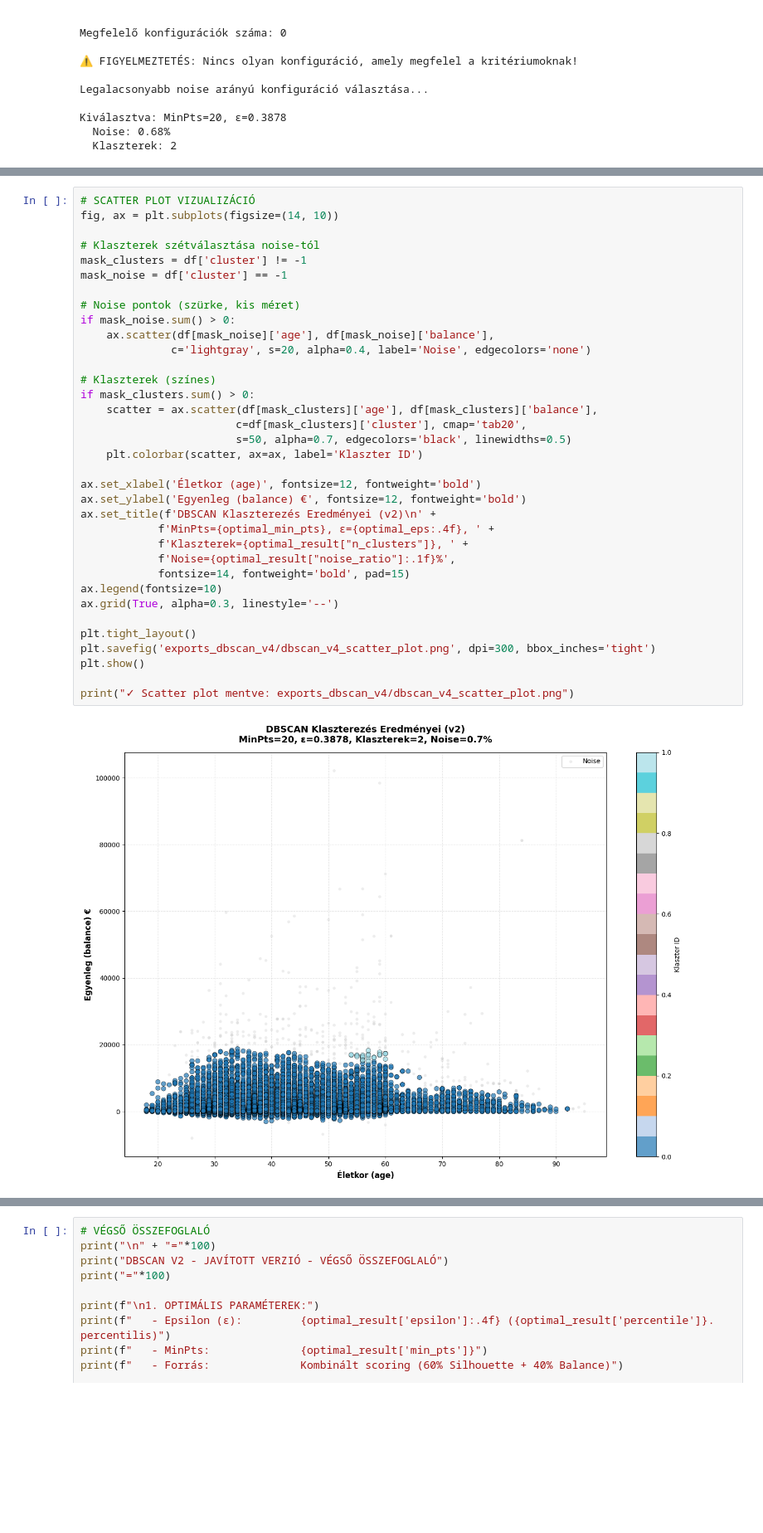
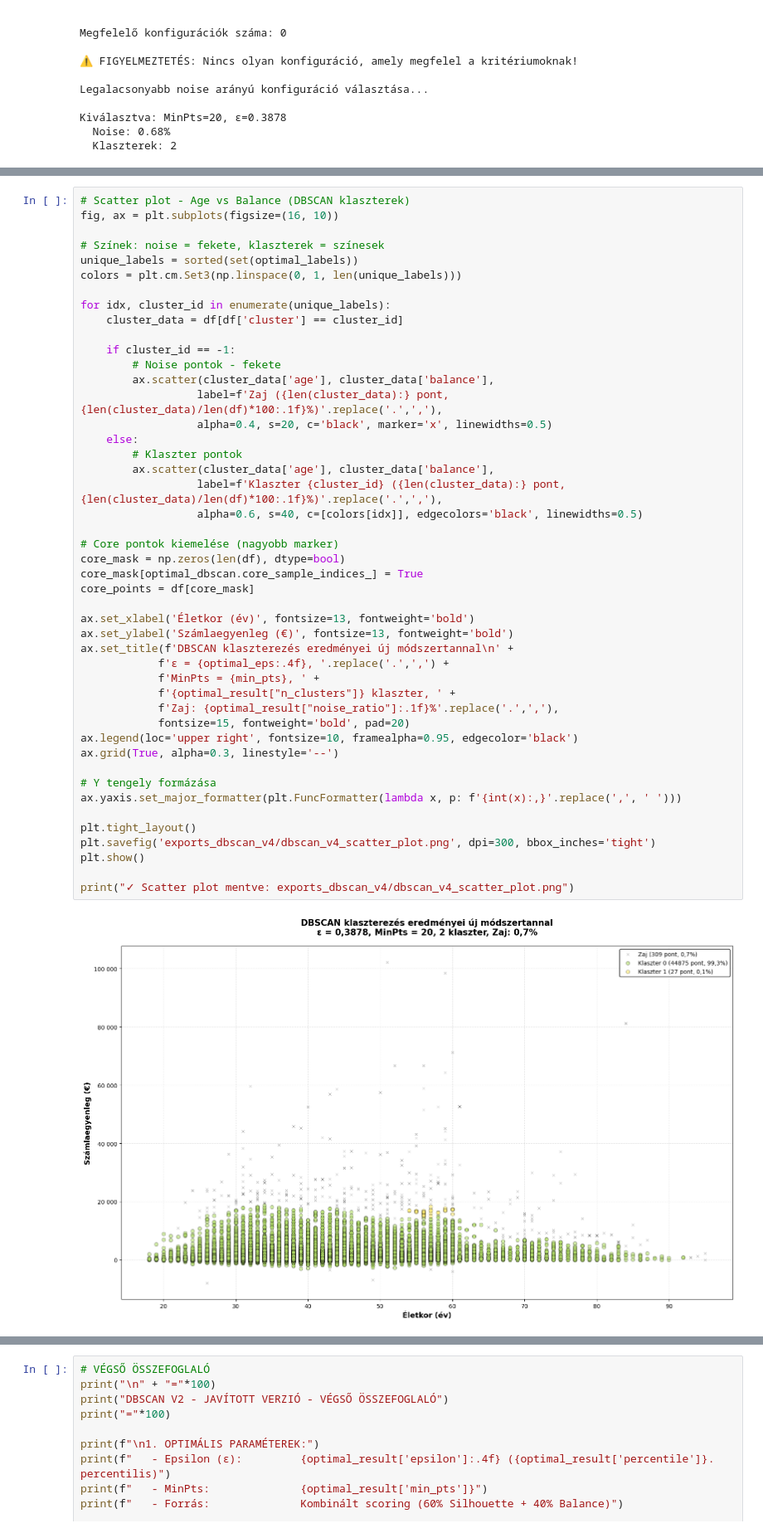
Before and after one commit to timbalv/bank_segmentation_ml, a Jupyter notebook: dbscan-v4.ipynb, the cells around one changed output, grey strips where cells are left out. Shown at 83% size. Saved outputs shown, nothing was run; the diff lists cells and outputs as text; blank space fills up the shorter version.

Commit message:
v4.2 dbscan fin1

```diff
--- a/dbscan-v4.ipynb
+++ b/dbscan-v4.ipynb
@@ -469,37 +468,48 @@ Cluster_1            1             27      0.059720  57.000000   16554.962963
 # %%
-# SCATTER PLOT VIZUALIZÁCIÓ
-fig, ax = plt.subplots(figsize=(14, 10))
+# Scatter plot - Age vs Balance (DBSCAN klaszterek)
+fig, ax = plt.subplots(figsize=(16, 10))
 
-# Klaszterek szétválasztása noise-tól
-mask_clusters = df['cluster'] != -1
-mask_noise = df['cluster'] == -1
+# Színek: noise = fekete, klaszterek = színesek
+unique_labels = sorted(set(optimal_labels))
+colors = plt.cm.Set3(np.linspace(0, 1, len(unique_labels)))
 
-# Noise pontok (szürke, kis méret)
-if mask_noise.sum() > 0:
-    ax.scatter(df[mask_noise]['age'], df[mask_noise]['balance'],
-              c='lightgray', s=20, alpha=0.4, label='Noise', edgecolors='none')
+for idx, cluster_id in enumerate(unique_labels):
+    cluster_data = df[df['cluster'] == cluster_id]
 
-# Klaszterek (színes)
-if mask_clusters.sum() > 0:
-    scatter = ax.scatter(df[mask_clusters]['age'], df[mask_clusters]['balance'],
-                        c=df[mask_clusters]['cluster'], cmap='tab20',
-                        s=50, alpha=0.7, edgecolors='black', linewidths=0.5)
-    plt.colorbar(scatter, ax=ax, label='Klaszter ID')
+    if cluster_id == -1:
+        # Noise pontok - fekete
+        ax.scatter(cluster_data['age'], cluster_data['balance'],
+                  label=f'Zaj ({len(cluster_data):} pont, {len(cluster_data)/len(df)*100:.1f}%)'.replace('.',','),
+                  alpha=0.4, s=20, c='black', marker='x', linewidths=0.5)
+    else:
+        # Klaszter pontok
+        ax.scatter(cluster_data['age'], cluster_data['balance'],
+                  label=f'Klaszter {cluster_id} ({len(cluster_data):} pont, {len(cluster_data)/len(df)*100:.1f}%)'.replace('.',','),
+                  alpha=0.6, s=40, c=[colors[idx]], edgecolors='black', linewidths=0.5)
 
-ax.set_xlabel('Életkor (age)', fontsize=12, fontweight='bold')
-ax.set_ylabel('Egyenleg (balance) €', fontsize=12, fontweight='bold')
-ax.set_title(f'DBSCAN Klaszterezés Eredményei (v2)\n' +
-            f'MinPts={optimal_min_pts}, ε={optimal_eps:.4f}, ' +
-            f'Klaszterek={optimal_result["n_clusters"]}, ' +
-            f'Noise={optimal_result["noise_ratio"]:.1f}%',
-            fontsize=14, fontweight='bold', pad=15)
-ax.legend(fontsize=10)
+# Core pontok kiemelése (nagyobb marker)
+core_mask = np.zeros(len(df), dtype=bool)
+core_mask[optimal_dbscan.core_sample_indices_] = True
+core_points = df[core_mask]
+
+ax.set_xlabel('Életkor (év)', fontsize=13, fontweight='bold')
+ax.set_ylabel('Számlaegyenleg (€)', fontsize=13, fontweight='bold')
+ax.set_title(f'DBSCAN klaszterezés eredményei új módszertannal\n' +
+            f'ε = {optimal_eps:.4f}, '.replace('.',',') +
+            f'MinPts = {min_pts}, ' +
+            f'{optimal_result["n_clusters"]} klaszter, ' +
+            f'Zaj: {optimal_result["noise_ratio"]:.1f}%'.replace('.',','),
+            fontsize=15, fontweight='bold', pad=20)
+ax.legend(loc='upper right', fontsize=10, framealpha=0.95, edgecolor='black')
 ax.grid(True, alpha=0.3, linestyle='--')
+
+# Y tengely formázása
+ax.yaxis.set_major_formatter(plt.FuncFormatter(lambda x, p: f'{int(x):,}'.replace(',', ' ')))
 
 plt.tight_layout()
 plt.savefig('exports_dbscan_v4/dbscan_v4_scatter_plot.png', dpi=300, bbox_inches='tight')
 plt.show()
 
 print("✓ Scatter plot mentve: exports_dbscan_v4/dbscan_v4_scatter_plot.png")
 # %% [output]
-[figure, old version]
+[figure, new version]
```
Also changed, not shown: parts of 5 cells of this notebook, 17 other files.
